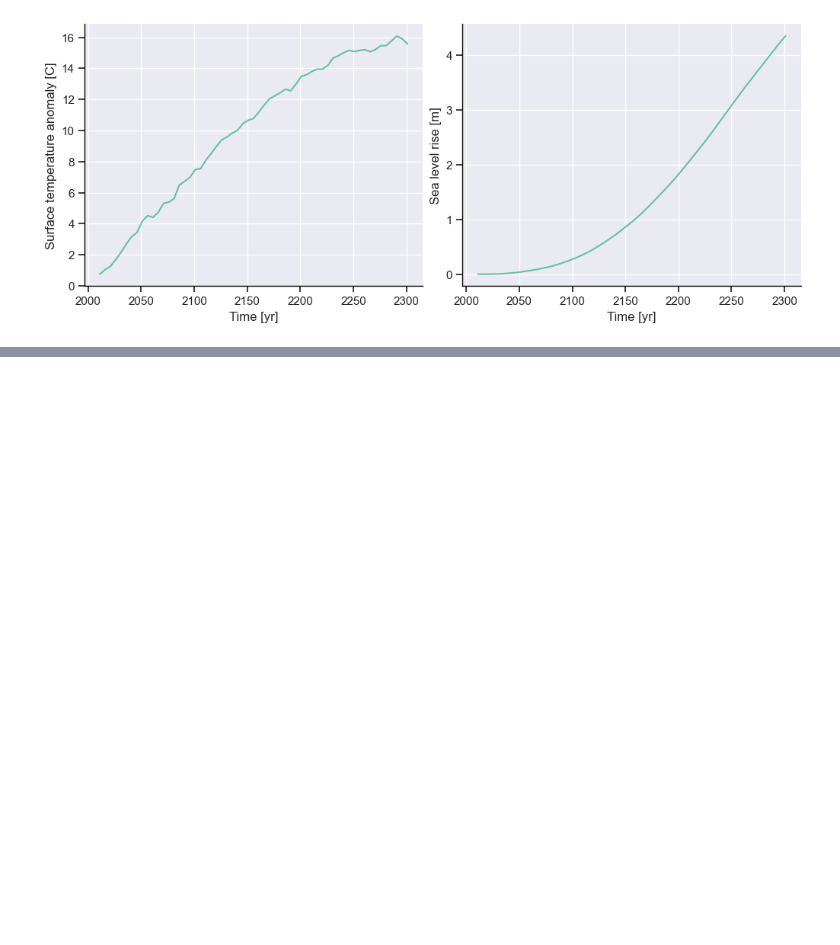
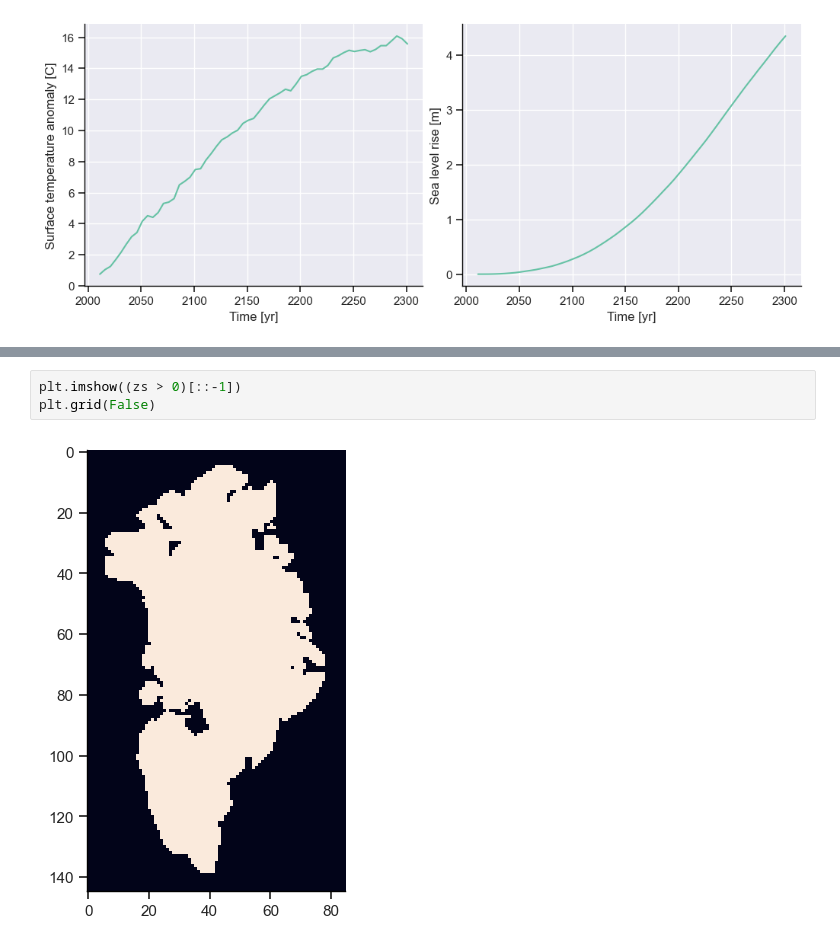
Before and after one commit to Pocket-titan/jelmar, a Jupyter notebook: content/notebooks/simulating_ice.ipynb, the cells around one changed output, grey strips where cells are left out. Cells and saved outputs as stored; diff of their text form; blank space fills up the shorter version.

```diff
--- a/content/notebooks/simulating_ice.ipynb
+++ b/content/notebooks/simulating_ice.ipynb
@@ -303,0 +384,5 @@ plt.imshow(grp.variables["H"][:][::-1])
+# %%
+plt.imshow((zs > 0)[::-1])
+plt.grid(False)
+# %% [output]
+[figure, added]
```
Also changed, not shown: parts of 10 cells of this notebook, 12 other files.
